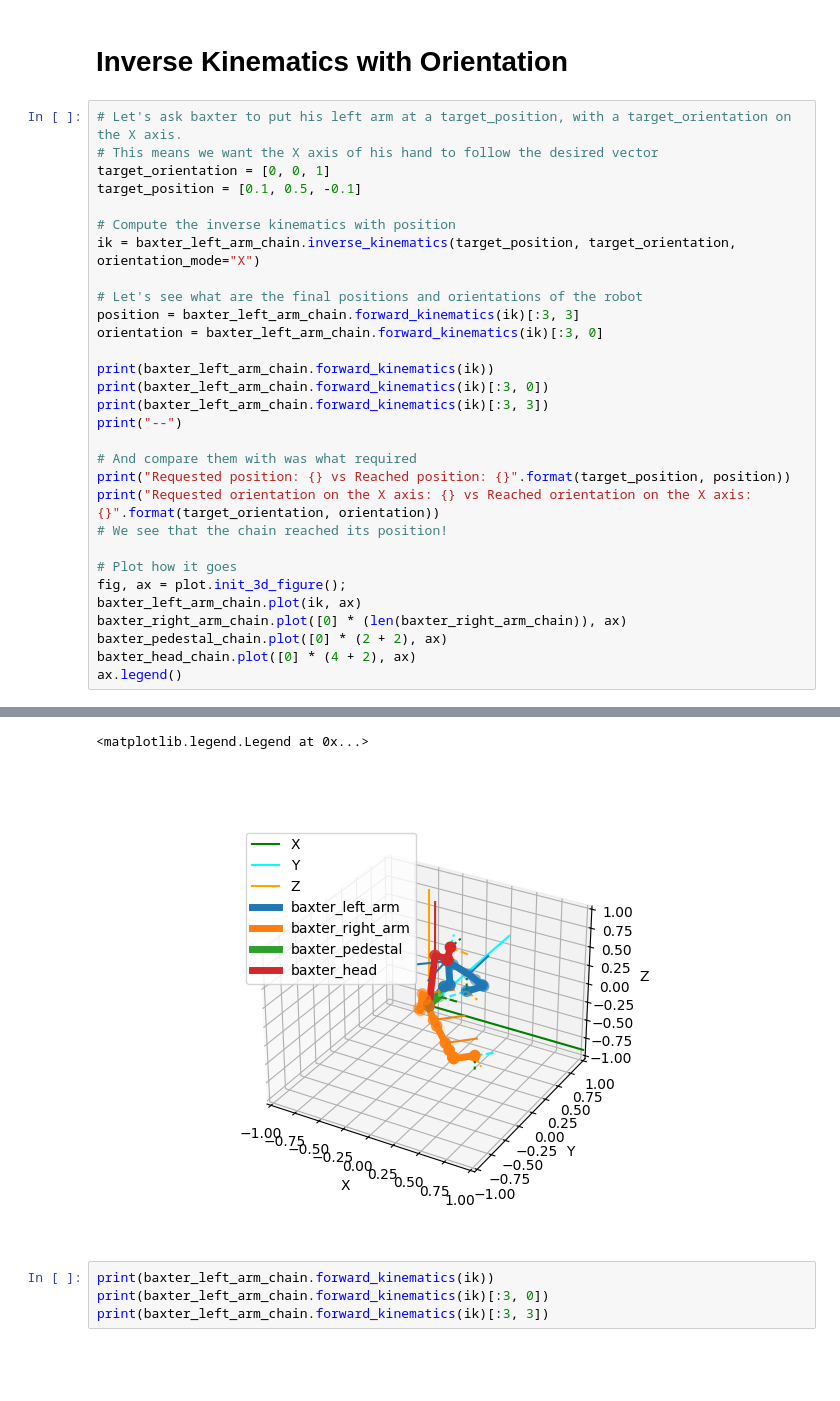
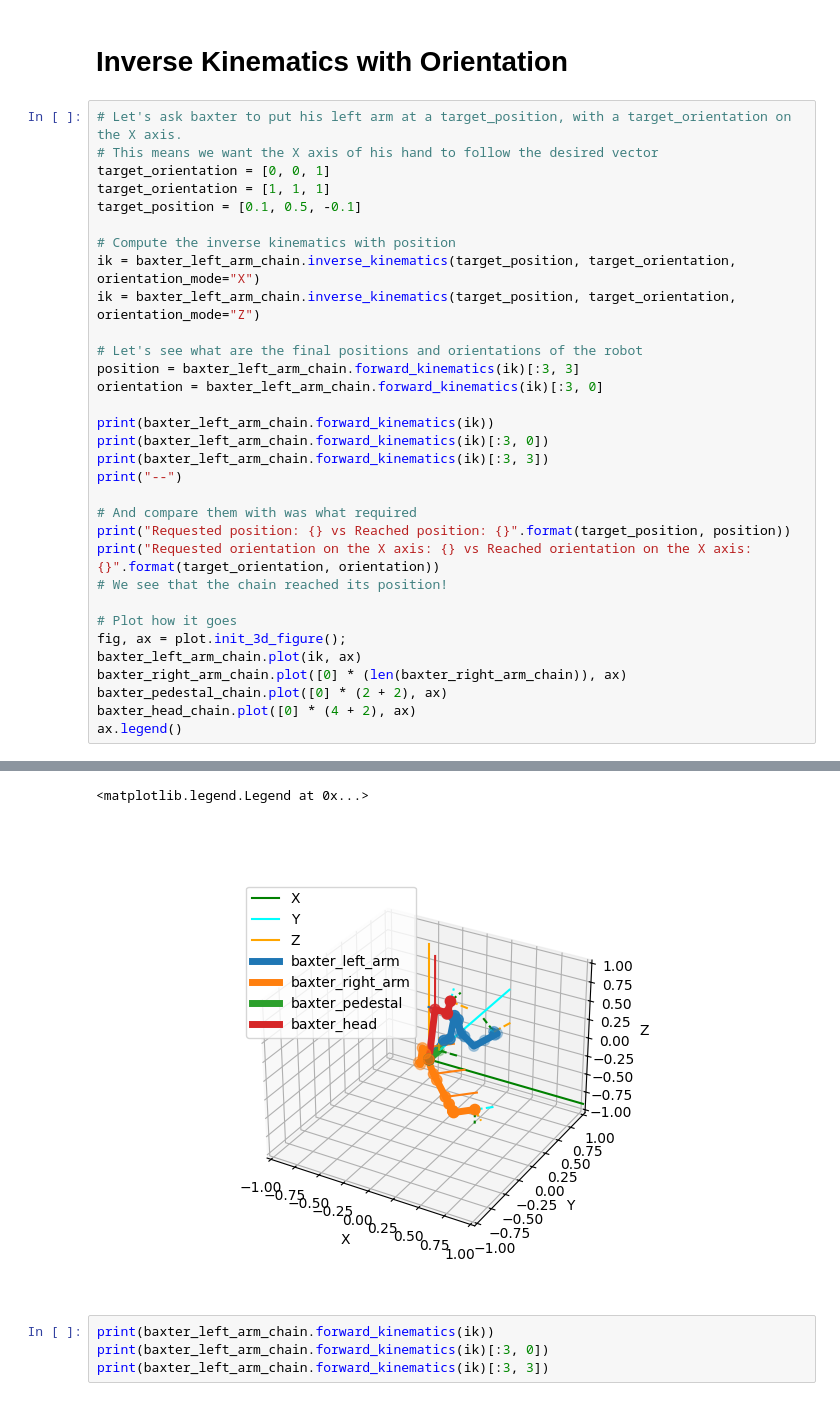
Before and after one commit to yen111033631/ikpy, a Jupyter notebook: tutorials/Orientation.ipynb, the cells around one changed output, grey strips where cells are left out. Saved outputs shown, nothing was run; the diff lists cells and outputs as text; blank space fills up the shorter version.

```diff
--- a/tutorials/Orientation.ipynb
+++ b/tutorials/Orientation.ipynb
@@ -42,10 +42,12 @@ ax.legend()
 # Let's ask baxter to put his left arm at a target_position, with a target_orientation on the X axis.
 # This means we want the X axis of his hand to follow the desired vector
 target_orientation = [0, 0, 1]
+target_orientation = [1, 1, 1]
 target_position = [0.1, 0.5, -0.1]
 
 # Compute the inverse kinematics with position
 ik = baxter_left_arm_chain.inverse_kinematics(target_position, target_orientation, orientation_mode="X")
+ik = baxter_left_arm_chain.inverse_kinematics(target_position, target_orientation, orientation_mode="Z")
 
 # Let's see what are the final positions and orientations of the robot
 position = baxter_left_arm_chain.forward_kinematics(ik)[:3, 3]
@@ -81,5 +83,5 @@ Requested orientation on the X axis: [0, 0, 1] vs Reached orientation on the X a
 <matplotlib.legend.Legend at 0x...>
-[figure, old version]
+[figure, new version]
 # %%
 print(baxter_left_arm_chain.forward_kinematics(ik))
 print(baxter_left_arm_chain.forward_kinematics(ik)[:3, 0])
```
Also changed, not shown: parts of 2 cells of this notebook, 8 other files.
